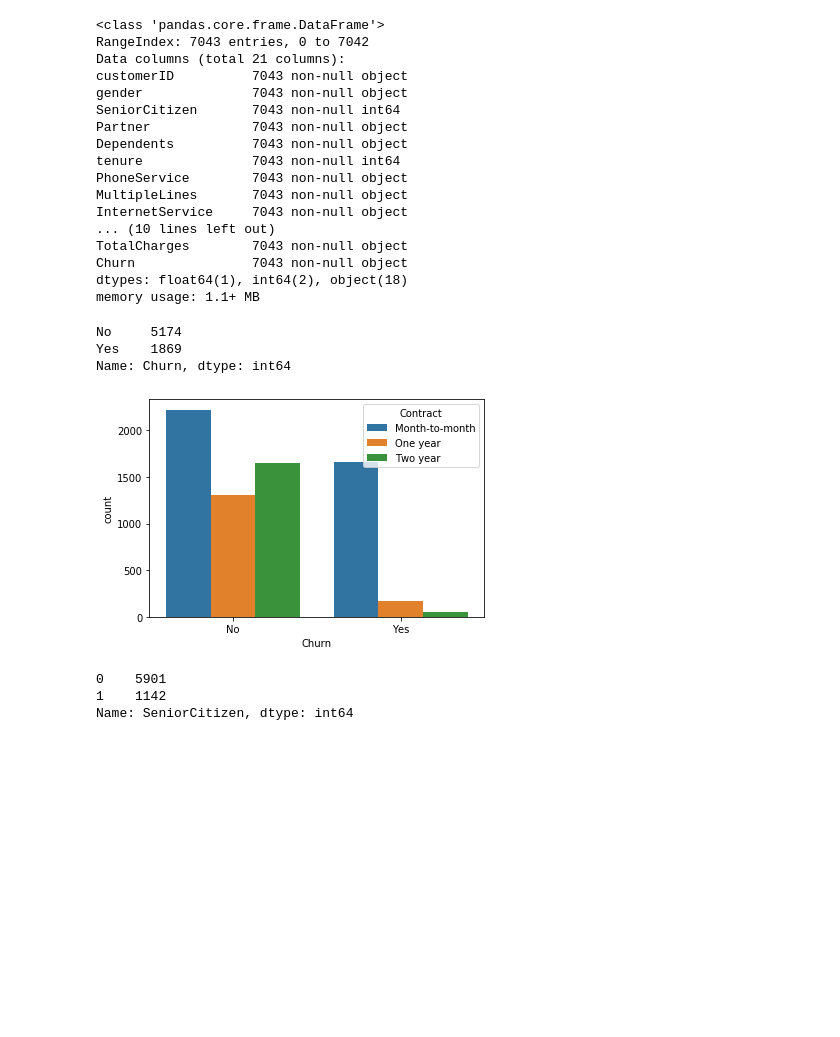
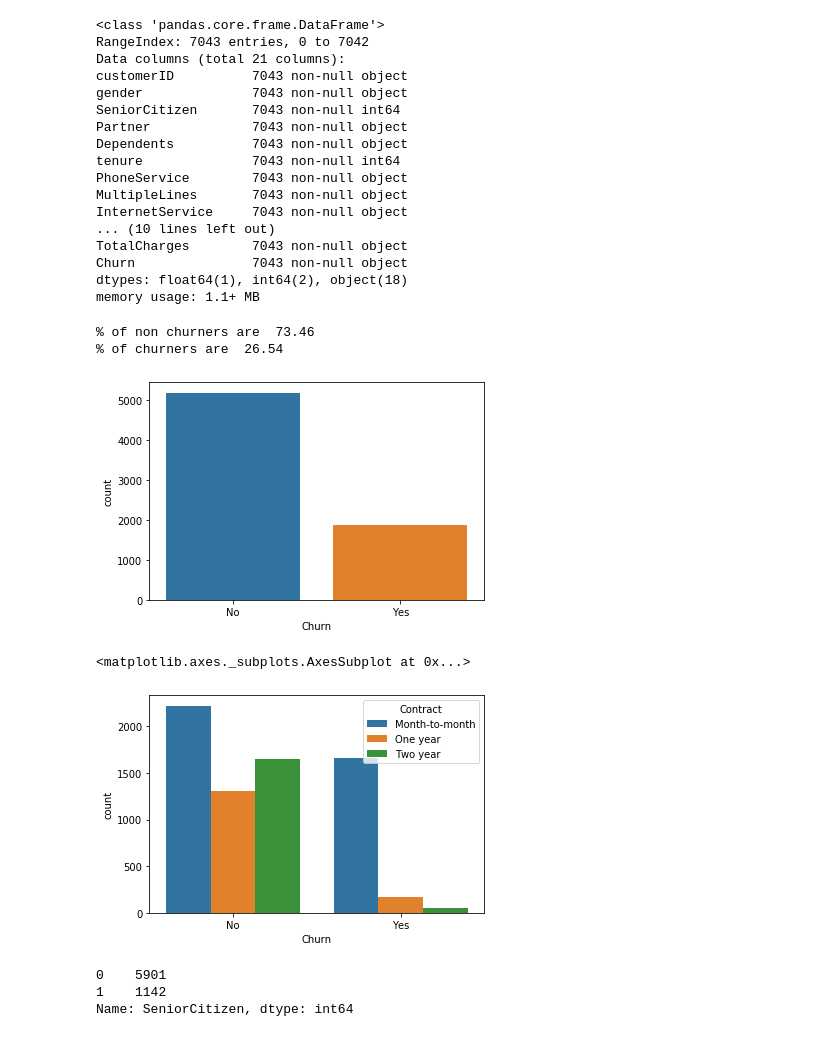
Before and after one commit to aadideshpande/Exploratory-Data-Analysis-of-Telco-Churn-dataset, a Jupyter notebook: eda-1.ipynb, the cells around one changed output. Cells and saved outputs as stored; diff of their text form; code cells hidden in the pictures; blank space fills up the shorter version.

```diff
--- a/eda-1.ipynb
+++ b/eda-1.ipynb
@@ -75,13 +80,19 @@ TotalCharges        7043 non-null object
 Churn               7043 non-null object
 dtypes: float64(1), int64(2), object(18)
 memory usage: 1.1+ MB
+# %%
+sns.countplot(x='Churn', data=tdata)
+x,y = tdata['Churn'].value_counts()
+print('% of non churners are ' , round(x/7043 * 100,2))
+print('% of churners are ' , round(y/7043 * 100,2))
+# %% [output]
+% of non churners are  73.46
+% of churners are  26.54
+[figure, added]
 # %%
 sns.countplot(x='Churn',hue='Contract', data = tdata)
-tdata['Churn'].value_counts()
 # %% [output]
-No     5174
-Yes    1869
-Name: Churn, dtype: int64
+<matplotlib.axes._subplots.AxesSubplot at 0x...>
 [figure]
 # %%
 sns.countplot(x='Churn',hue='SeniorCitizen', data = tdata)
```
Also changed, not shown: parts of 6 cells of this notebook.
